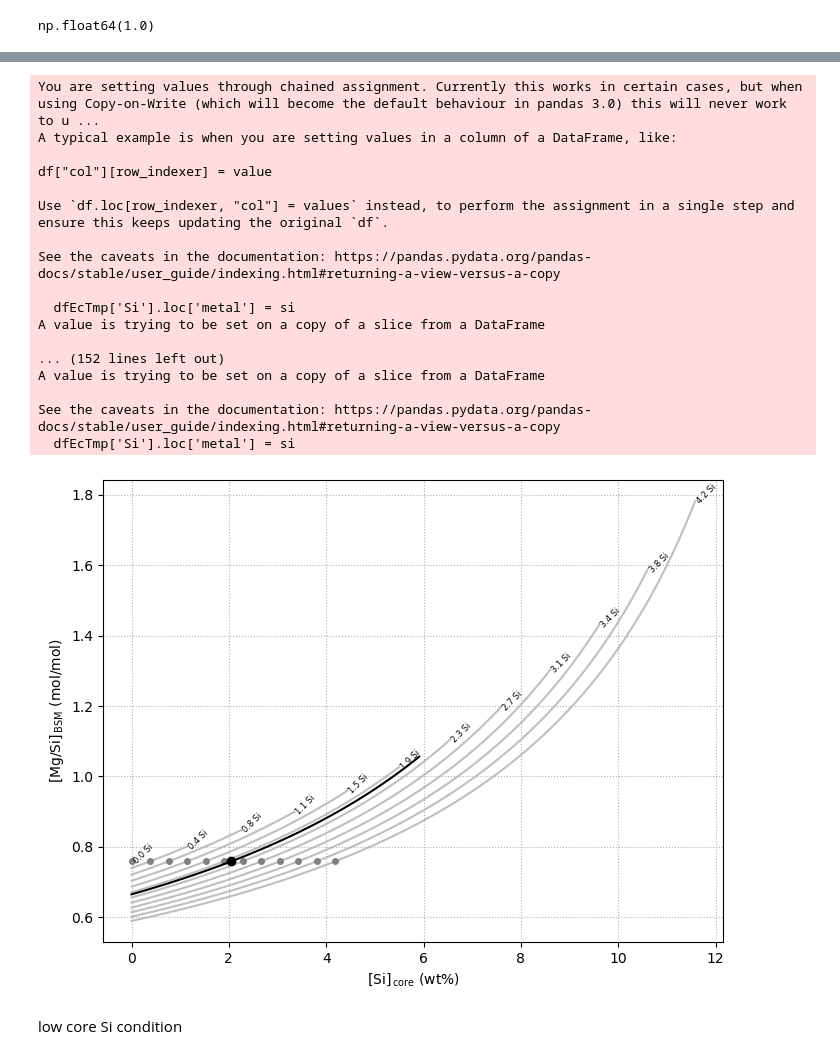
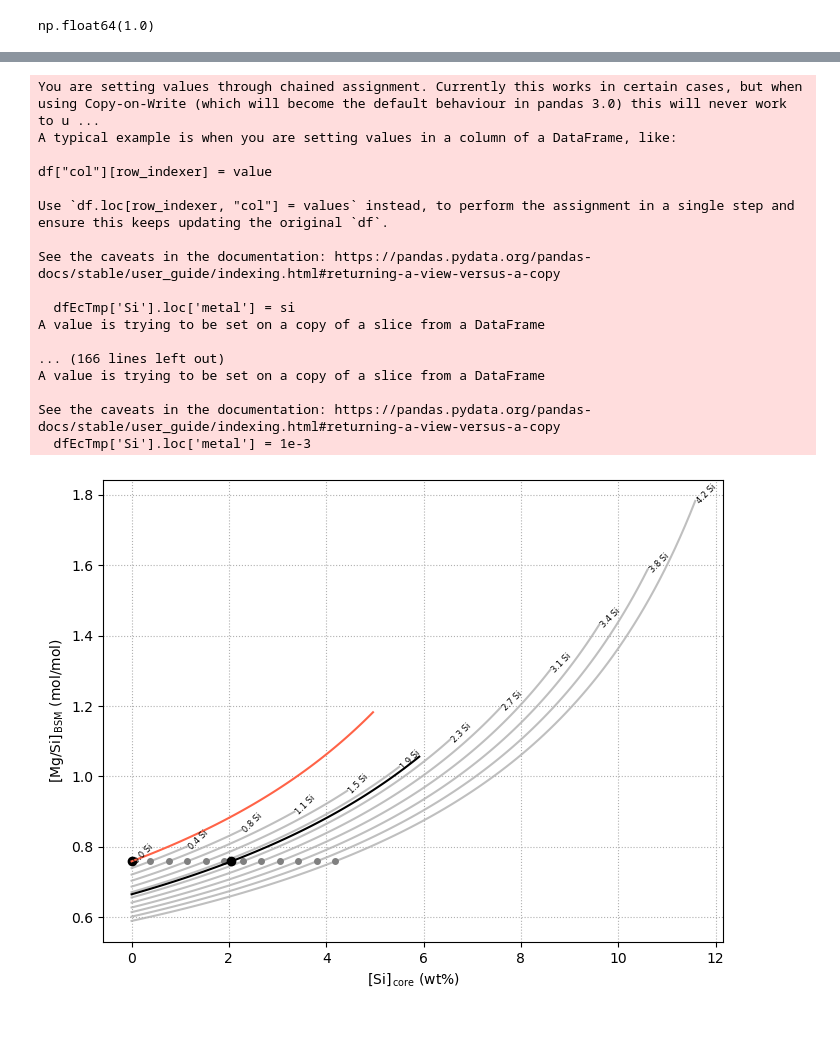
Before and after one commit to kellertobs/hgcomp, a Jupyter notebook: eh_make.ipynb, the cells around one changed output, grey strips where cells are left out. Saved outputs shown, nothing was run; the diff lists cells and outputs as text; code cells hidden in the pictures; blank space fills up the shorter version.

```diff
--- a/eh_make.ipynb
+++ b/eh_make.ipynb
@@ -349,7 +349,7 @@ ax.plot(merc.get_compositions()['core']['Si'], merc.get_compositions()['mantle']
         color='black', zorder=2)
 
 # factors of Si remova/addition to loop over
-facs = np.linspace(-1,1e2,100)
+facs = np.linspace(-1,0.5e4,100)
 # output for plotting
 out = np.zeros((len(facs), 3))
 # matrix for output for thermodynamic calculations
@@ -379,36 +379,36 @@ for i, xi in enumerate(facs):
         # renormalise to 100%
         thermoOutLSi[i, 1:] = thermoOutLSi[i, 1:] / np.sum(thermoOutLSi[i, 1:]) * 100
 
 ax.plot(out[:,1], out[:,2], color='tomato', zorder=2)
 
 # ax.set_xlim([0, 4])
 
 ax.set_ylabel(r'$\mathsf{[Mg/Si]}_\mathsf{\,BSM}$ (mol/mol)')
 ax.set_xlabel(r'$\mathsf{[Si]}_\mathsf{\,core}$ (wt%)')
 
 ax.grid(ls=':')
 
 fg.set_figwidth(8)
 fg.set_figheight(6)
 # %% [output]
 You are setting values through chained assignment. Currently this works in certain cases, but when using Copy-on-Write (which will become the default behaviour in pandas 3.0) this will never work to u ...
 A typical example is when you are setting values in a column of a DataFrame, like:
 
 df["col"][row_indexer] = value
 
 Use `df.loc[row_indexer, "col"] = values` instead, to perform the assignment in a single step and ensure this keeps updating the original `df`.
 
 See the caveats in the documentation: https://pandas.pydata.org/pandas-docs/stable/user_guide/indexing.html#returning-a-view-versus-a-copy
 
   dfEcTmp['Si'].loc['metal'] = si
 A value is trying to be set on a copy of a slice from a DataFrame
 
-... (152 lines left out)
+... (166 lines left out)
 A value is trying to be set on a copy of a slice from a DataFrame
 
 See the caveats in the documentation: https://pandas.pydata.org/pandas-docs/stable/user_guide/indexing.html#returning-a-view-versus-a-copy
-  dfEcTmp['Si'].loc['metal'] = si
+  dfEcTmp['Si'].loc['metal'] = 1e-3
-[figure, old version]
+[figure, new version]
 # %%
 dfThermo = pd.DataFrame(thermoOut)
 dfThermo.columns = ['Si_core', *[thermoMap[e] for e in thermoElements]]
@@ -416,2 +420,0 @@ dfThermo.to_csv('thermoInput.csv', index=False)
-# %% [markdown]
-low core Si condition
```
Also changed, not shown: parts of 5 cells of this notebook, 1 other file.
